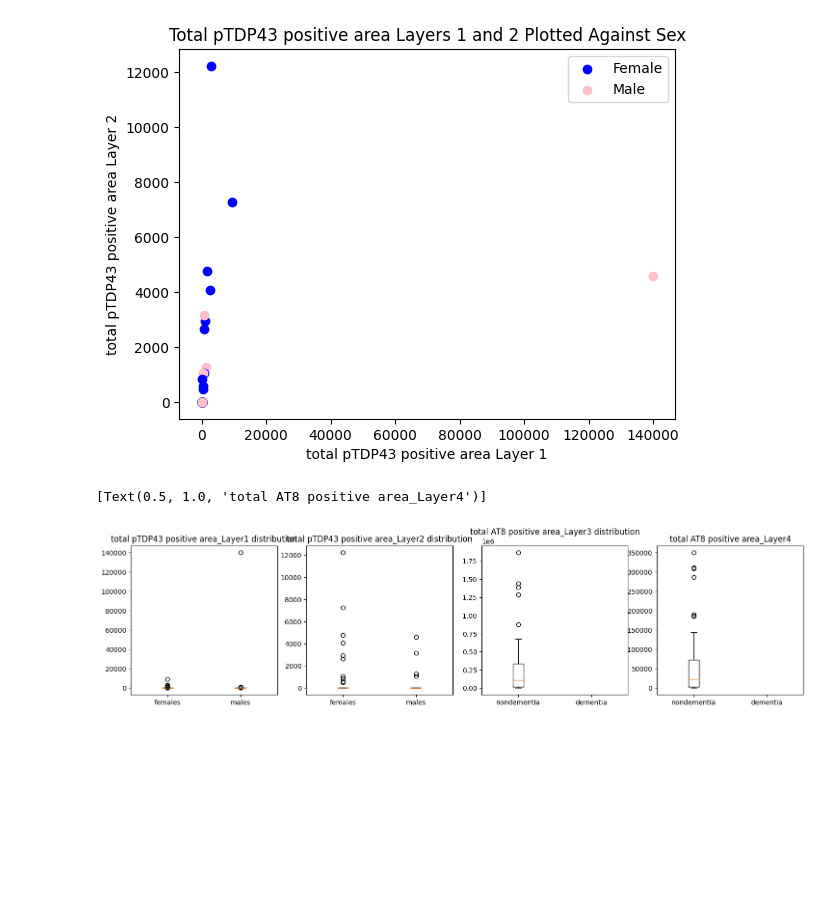
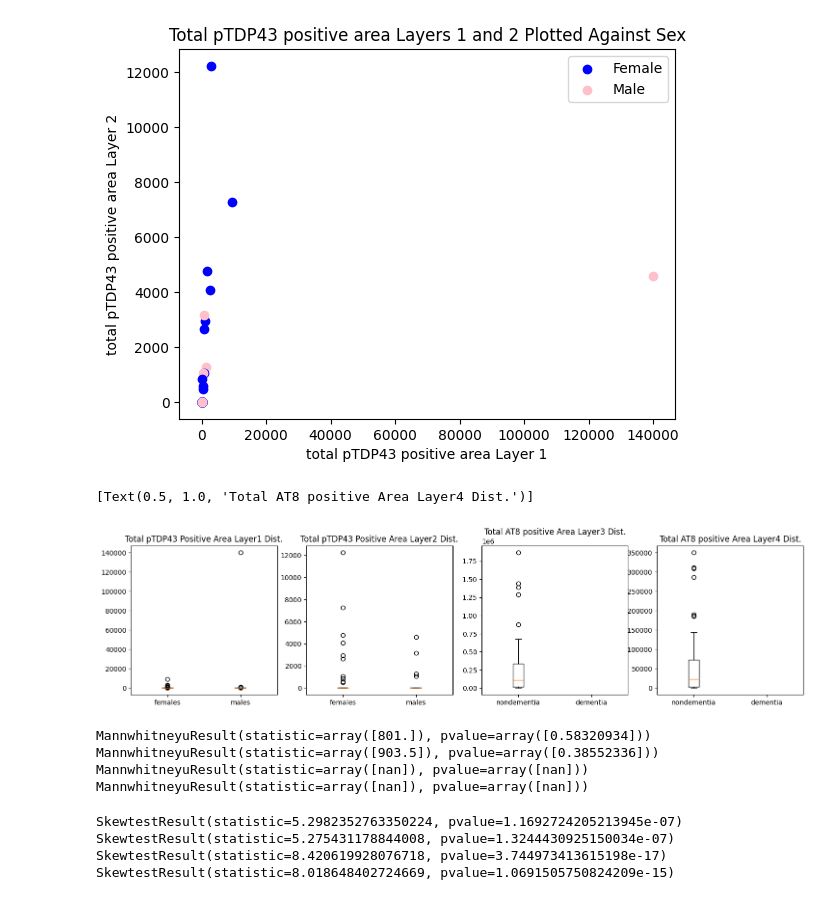
Before and after one commit to zoyaholin/Neur265HOLIN, a Jupyter notebook: Copy_of_Final_Project.ipynb, the cells around one changed output. Drawn from its saved outputs; the diff is of its cells as text; code cells hidden in the pictures; blank space fills up the shorter version.

```diff
--- a/Copy_of_Final_Project.ipynb
+++ b/Copy_of_Final_Project.ipynb
@@ -129,31 +131,53 @@ NoDem_AT8_4 = np.array(alz_combined.loc[alz_combined['Cognitive Status'] == 'No
 # %%
 #Making box plots
 
 fig, ax = plt.subplots(1,4, figsize = (18,4))
 
 #total pTDP43 positive area_Layer1
 pTDP43_1 = [female_pTDP43_1.flatten(), male_pTDP43_1.flatten()]
 ax[0].boxplot(pTDP43_1)
 ax[0].set_xticklabels(['females', 'males'])
-ax[0].set(title = 'total pTDP43 positive area_Layer1 distribution')
+ax[0].set(title = 'Total pTDP43 Positive Area Layer1 Dist.')
 
 #total pTDP43 positive area_Layer2
 pTDP43_2 = [female_pTDP43_2.flatten(), male_pTDP43_2.flatten()]
 ax[1].boxplot(pTDP43_2)
 ax[1].set_xticklabels(['females', 'males'])
-ax[1].set(title = 'total pTDP43 positive area_Layer2 distribution')
+ax[1].set(title = 'Total pTDP43 Positive Area Layer2 Dist.')
 
 #total AT8 positive area_Layer3
 AT8_3 = [Dem_AT8_3.flatten(), NoDem_AT8_3.flatten()]
 ax[2].boxplot(AT8_3)
 ax[2].set_xticklabels(['nondementia', 'dementia'])
-ax[2].set(title = 'total AT8 positive area_Layer3 distribution')
+ax[2].set(title = 'Total AT8 positive Area Layer3 Dist.')
 
 #total AT8 positive area_Layer4
 AT8_4 = [Dem_AT8_4.flatten(), NoDem_AT8_4.flatten()]
 ax[3].boxplot(AT8_4)
 ax[3].set_xticklabels(['nondementia', 'dementia'])
-ax[3].set(title = 'total AT8 positive area_Layer4')
+ax[3].set(title = 'Total AT8 positive Area Layer4 Dist.')
 # %% [output]
-[Text(0.5, 1.0, 'total AT8 positive area_Layer4')]
+[Text(0.5, 1.0, 'Total AT8 positive Area Layer4 Dist.')]
-[figure, old version]
+[figure, new version]
+# %%
+#P-value
+print(stats.mannwhitneyu(male_pTDP43_1, female_pTDP43_1))
+print(stats.mannwhitneyu(female_pTDP43_2, male_pTDP43_2))
+print(stats.mannwhitneyu(NoDem_AT8_3, Dem_AT8_3))
+print(stats.mannwhitneyu(NoDem_AT8_4, Dem_AT8_4))
+# %% [output]
+MannwhitneyuResult(statistic=array([801.]), pvalue=array([0.58320934]))
+MannwhitneyuResult(statistic=array([903.5]), pvalue=array([0.38552336]))
+MannwhitneyuResult(statistic=array([nan]), pvalue=array([nan]))
+MannwhitneyuResult(statistic=array([nan]), pvalue=array([nan]))
+# %%
+#Skew Test
+print(stats.skewtest(AT8positive_area_Layer3))
+print(stats.skewtest(AT8positive_area_Layer4))
+print(stats.skewtest(totalpTDP43_positive_area_Layer1))
+print(stats.skewtest(totalpTDP43_positive_area_Layer2))
+# %% [output]
+SkewtestResult(statistic=5.2982352763350224, pvalue=1.1692724205213945e-07)
+SkewtestResult(statistic=5.275431178844008, pvalue=1.3244430925150034e-07)
+SkewtestResult(statistic=8.420619928076718, pvalue=3.744973413615198e-17)
+SkewtestResult(statistic=8.018648402724669, pvalue=1.0691505750824209e-15)
```
Also changed, not shown: parts of 3 cells of this notebook.
